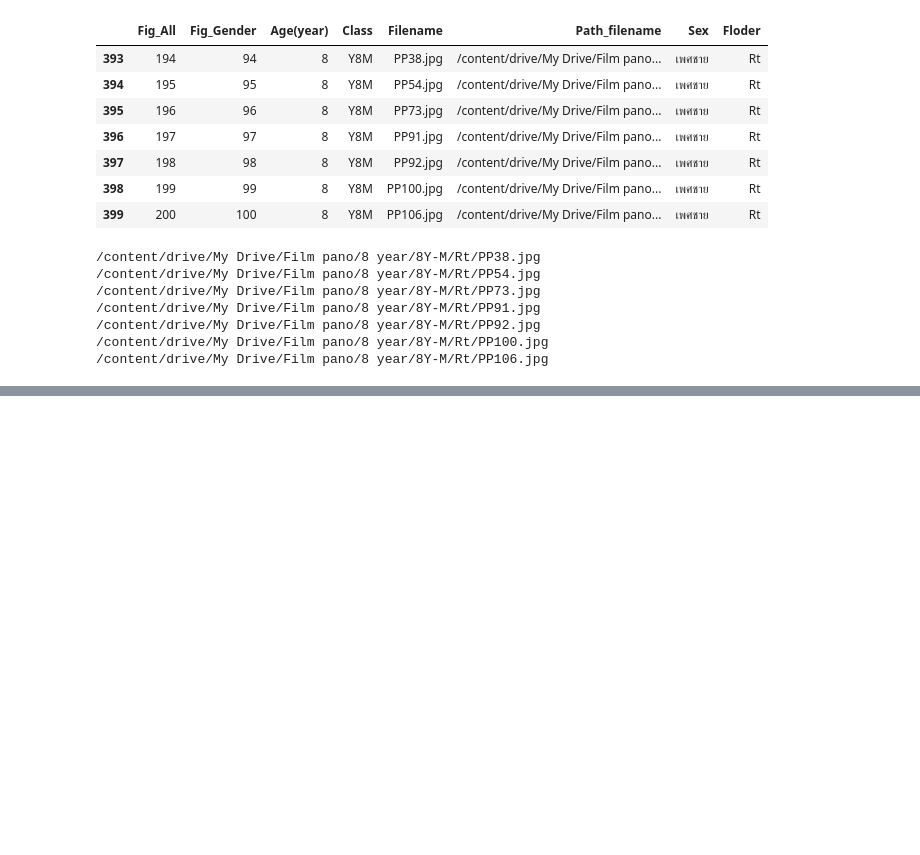
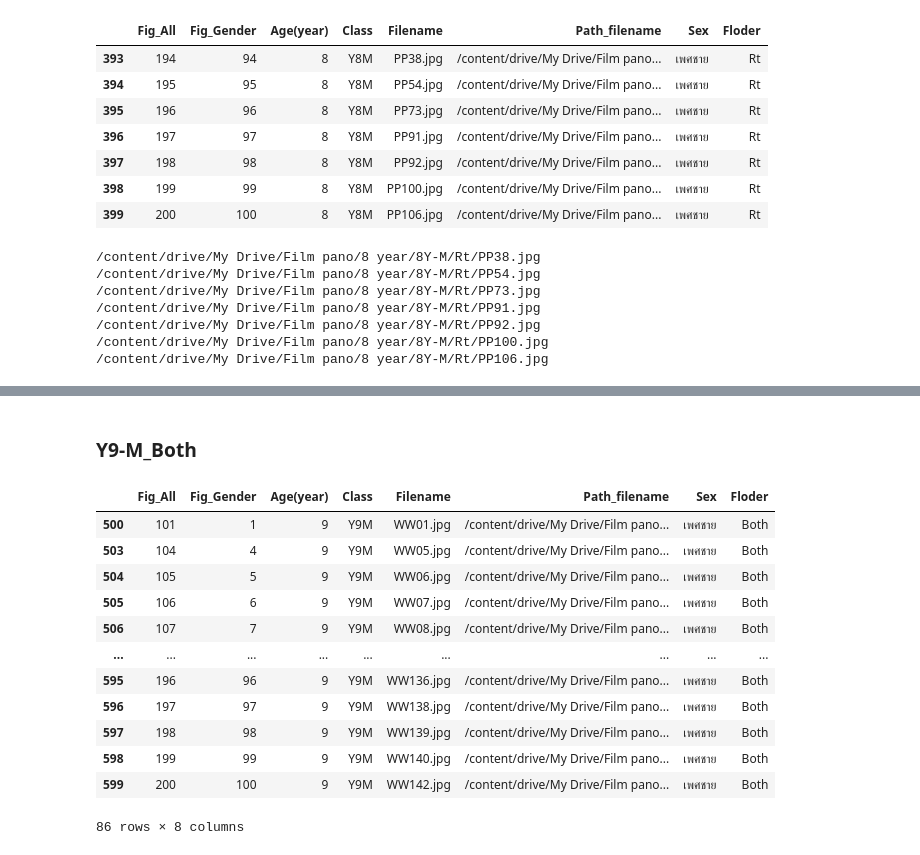
Before and after one commit to Wanita-8943/efficientnet_keras_transfer_learning, a Jupyter notebook: ตัดรูป.ipynb, the cells around one changed output, grey strips where cells are left out. Drawn from its saved outputs; the diff is of its cells as text; code cells hidden in the pictures; blank space fills up the shorter version.

```diff
--- a/ตัดรูป.ipynb
+++ b/ตัดรูป.ipynb
@@ -724,0 +799,19 @@ for i in path:
+# %% [markdown]
+### Y9-M_Both
+# %%
+Y9M_1 = df[(df['Class'] == 'Y9M')&(df['Floder']=='Both')] #Y9M#ชาย
+Y9M_1
+# %% [output]
+|  | Fig_All | Fig_Gender | Age(year) | Class | Filename | Path_filename | Sex | Floder |
+| 500 | 101 | 1 | 9 | Y9M | WW01.jpg | /content/drive/My Drive/Film pano... | เพศชาย | Both |
+| 503 | 104 | 4 | 9 | Y9M | WW05.jpg | /content/drive/My Drive/Film pano... | เพศชาย | Both |
+| 504 | 105 | 5 | 9 | Y9M | WW06.jpg | /content/drive/My Drive/Film pano... | เพศชาย | Both |
+| 505 | 106 | 6 | 9 | Y9M | WW07.jpg | /content/drive/My Drive/Film pano... | เพศชาย | Both |
+| 506 | 107 | 7 | 9 | Y9M | WW08.jpg | /content/drive/My Drive/Film pano... | เพศชาย | Both |
+| ... | ... | ... | ... | ... | ... | ... | ... | ... |
+| 595 | 196 | 96 | 9 | Y9M | WW136.jpg | /content/drive/My Drive/Film pano... | เพศชาย | Both |
+| 596 | 197 | 97 | 9 | Y9M | WW138.jpg | /content/drive/My Drive/Film pano... | เพศชาย | Both |
+| 597 | 198 | 98 | 9 | Y9M | WW139.jpg | /content/drive/My Drive/Film pano... | เพศชาย | Both |
+| 598 | 199 | 99 | 9 | Y9M | WW140.jpg | /content/drive/My Drive/Film pano... | เพศชาย | Both |
+| 599 | 200 | 100 | 9 | Y9M | WW142.jpg | /content/drive/My Drive/Film pano... | เพศชาย | Both |
+86 rows × 8 columns
```
Also changed, not shown: parts of 17 cells of this notebook.
